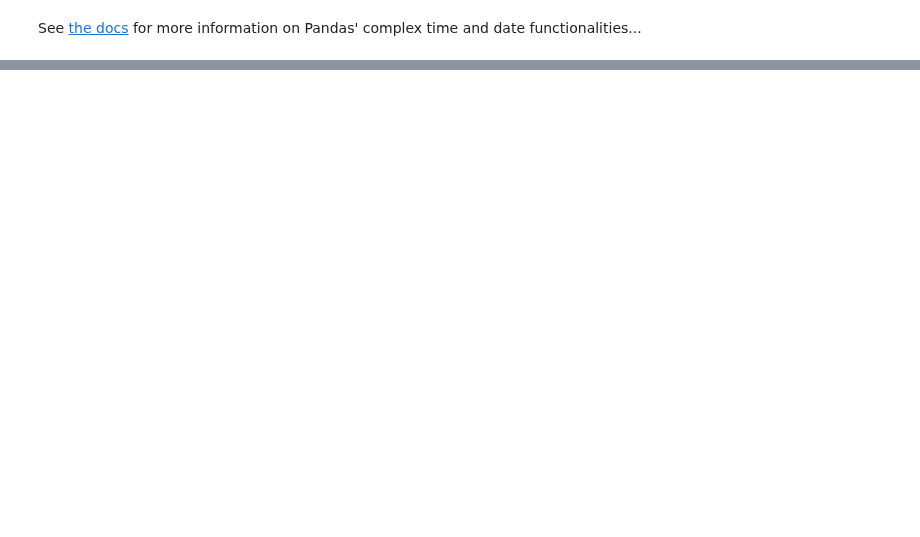
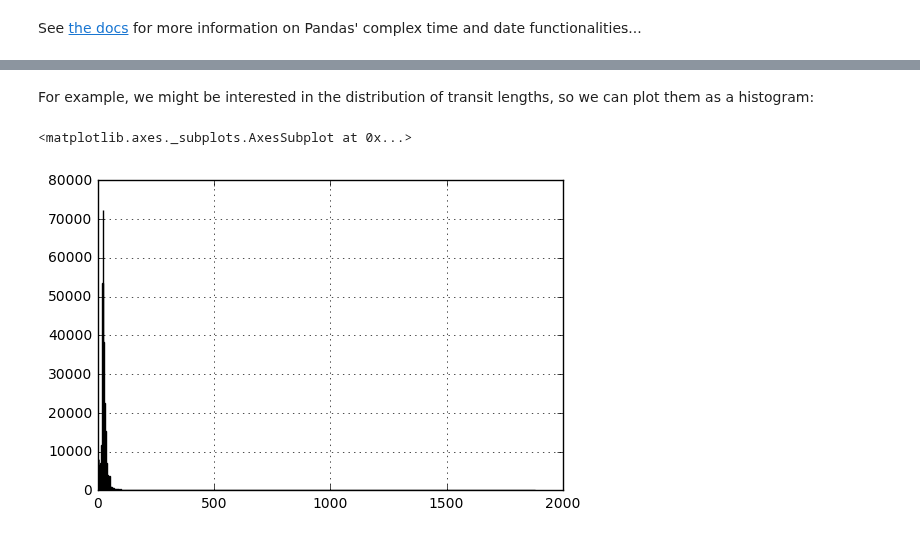
Before and after one commit to ihmeuw/ihme-python-course, a Jupyter notebook: Lecture 4/Pandas II.ipynb, the cells around one changed output, grey strips where cells are left out. Cells and saved outputs as stored; diff of their text form; code cells hidden in the pictures; blank space fills up the shorter version.

```diff
--- a/Lecture 4/Pandas II.ipynb
+++ b/Lecture 4/Pandas II.ipynb
@@ -388,0 +435,3 @@ See [the docs](http://pandas.pydata.org/pandas-docs/stable/timeseries.html) for
+# %%
+segments = pd.read_csv("data/AIS/transit_segments.csv")
+segments.head()
@@ -388,0 +445,8 @@ See [the docs](http://pandas.pydata.org/pandas-docs/stable/timeseries.html) for
+# %% [markdown]
+For example, we might be interested in the distribution of transit lengths, so we can plot them as a histogram:
+# %%
+%matplotlib inline
+segments.seg_length.hist(bins=500)
+# %% [output]
+<matplotlib.axes._subplots.AxesSubplot at 0x...>
+[figure, added]
```
Also changed, not shown: parts of 43 cells of this notebook, 2 other files.
